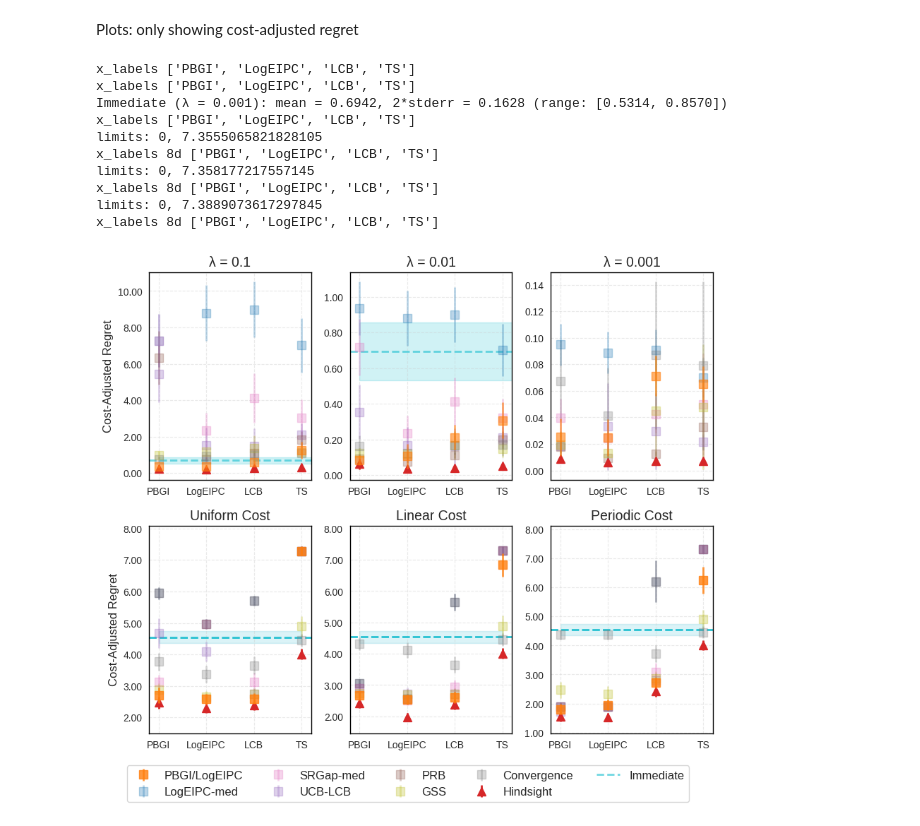
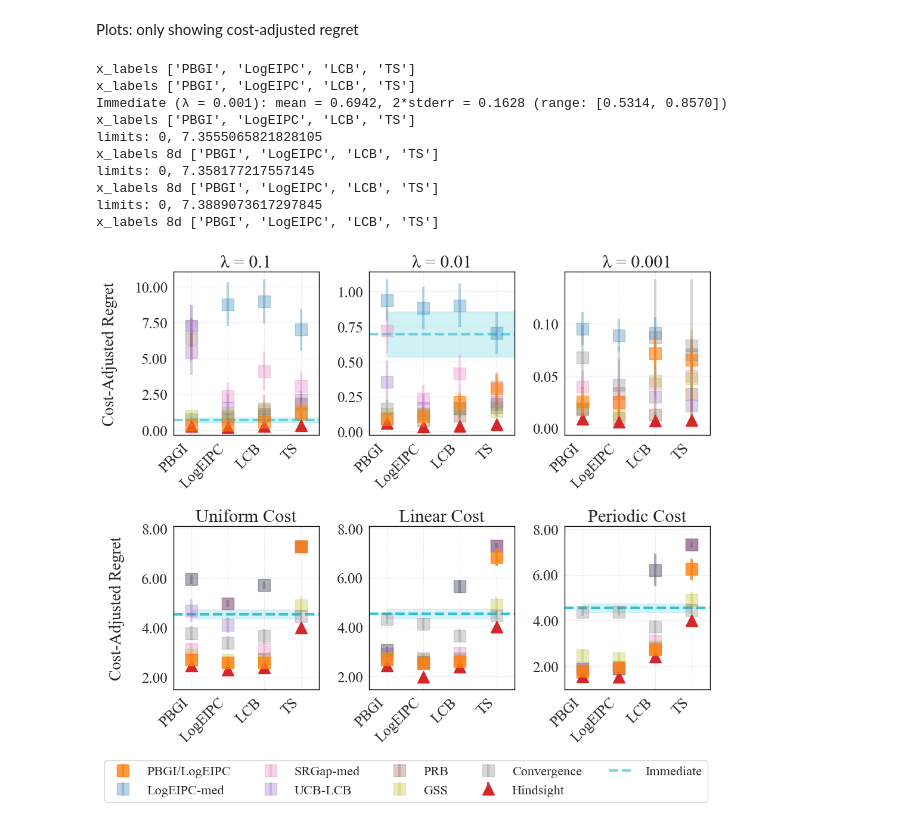
Before and after one commit to QianJaneXie/CostAwareStoppingBayesOpt, a Jupyter notebook: notebooks/Synthetic_Experiments.ipynb, the cells around one changed output. Saved outputs shown, nothing was run; the diff lists cells and outputs as text; code cells hidden in the pictures.

Commit message:
update plots for double-column format

```diff
--- a/notebooks/Synthetic_Experiments.ipynb
+++ b/notebooks/Synthetic_Experiments.ipynb
@@ -422,7 +423,7 @@ lambda_8d = 0.01
 
 fig, axes = plt.subplots(
     n_rows, n_cols,
-    figsize=(3 * n_cols, 4 * n_rows),   # adjust per‐subplot size
+    figsize=(3.6 * n_cols, 4.8 * n_rows),   # adjust per‐subplot size
     sharex=False, sharey=False
 )
 
@@ -530,8 +531,8 @@ for col_idx, lmbda in enumerate(lambda_per_acq):
 
             ax.errorbar(acq_function_idx,et,yerr=2*es,
                         fmt='s',
-                        markersize=8,
-                        linewidth=2,
+                        markersize=14,
+                        linewidth=3,
                         color=color_dict[rule],
                         capsize=0,
                         label=name_dict[rule],
@@ -545,8 +546,8 @@ for col_idx, lmbda in enumerate(lambda_per_acq):
                     mean_hindsight_regret,
                     yerr=2*stderr_hindsight_regret,
                     fmt='^',
-                    linewidth=2,
-                    markersize=8, zorder=2, color=color_dict['Hindsight'], capsize=0, label='Hindsight')
+                    linewidth=3,
+                    markersize=14, zorder=2, color=color_dict['Hindsight'], capsize=0, label='Hindsight')
 
     # Handle Immediate stopping rule once per subplot (outside acquisition function loop)
     ax = axes[0, col_idx]  # Ensure ax is set for this subplot
@@ -567,7 +568,7 @@ for col_idx, lmbda in enumerate(lambda_per_acq):
         else:
             # Plot horizontal line across all acquisition functions
             ax.axhline(y=et_imm, xmin=0, xmax=1,
-                        color='tab:cyan', linestyle='--', linewidth=2, alpha=0.6, zorder=1)
+                        color='tab:cyan', linestyle='--', linewidth=3, alpha=0.6, zorder=1)
 
             # Add shaded error region (using x-range of acquisition functions: 0 to len(acquisition_functions)-2)
             num_acq = len(acquisition_functions) - 2
@@ -577,22 +578,22 @@ for col_idx, lmbda in enumerate(lambda_per_acq):
                             color='tab:cyan', alpha=0.2, zorder=0)
 
     # Add label only once
-    ax.plot([], [], color='tab:cyan', linestyle='--', linewidth=2,
+    ax.plot([], [], color='tab:cyan', linestyle='--', linewidth=3,
             alpha=0.6, label='Immediate')
-    ax.set_title(name_dict[lmbda], fontsize=14)
+    ax.set_title(name_dict[lmbda], fontsize=22)
 
     # Let matplotlib auto-scale the y-axis
     ax.yaxis.set_major_formatter(ticker.FormatStrFormatter('%.2f'))
     # ax.set_xlim(-0.9, n_rows - 0.1)
     x_labels = [name.split('(')[0] for name in x_labels]
     print("x_labels", x_labels)
-    ax.set_xlim(-0.2, len(x_labels) - 0.8)
+    ax.set_xlim(-0.5, len(x_labels) - 0.5)
     ax.set_xticks(range(len(x_labels)))
-    ax.set_xticklabels(x_labels)
+    ax.set_xticklabels(x_labels, rotation=45, ha='right')
     # ax.set_xticks([x + 0.5 for x in range(-1, n_rows)], minor=True)
     ax.grid(which='major', linestyle='--', alpha=0.4)
     ax.grid(which='minor', visible=False)
-    ax.set_ylabel("Cost-Adjusted Regret" if col_idx == 0 else "")
+    ax.set_ylabel("Cost-Adjusted Regret" if col_idx == 0 else "", labelpad=20)
 
     style_spines(ax)
 
@@ -703,8 +704,8 @@ for col_idx, cost in enumerate(cost_type):
 
             else:
 
-                ax.errorbar(acq_function_idx, et, yerr=2*es,markersize=8,
-                            linewidth=2,
+                ax.errorbar(acq_function_idx, et, yerr=2*es,markersize=14,
+                            linewidth=3,
                             fmt='s',
                             color=color_dict[rule],
                             capsize=0,
@@ -717,8 +718,8 @@ for col_idx, cost in enumerate(cost_type):
 
         ax.errorbar(acq_function_idx,mean_hindsight_regret,yerr=2*stderr_hindsight_regret,
                     fmt='^',
-                    markersize=8,
-                    linewidth=2,
+                    markersize=14,
+                    linewidth=3,
                     color=color_dict['Hindsight'],
                     capsize=0,
                     label='Hindsight')
@@ -727,7 +728,7 @@ for col_idx, cost in enumerate(cost_type):
         if (enable_immediate):
             # Plot Immediate as horizontal line with shaded error bars
             ax.axhline(y=mean_immediate, xmin=0, xmax=1,
-                    color='tab:cyan', linestyle='--', linewidth=2, alpha=0.4, zorder=1)
+                    color='tab:cyan', linestyle='--', linewidth=3, alpha=0.4, zorder=1)
 
             # Add shaded error region
             ax.fill_between([0, n_cols],
@@ -738,10 +739,10 @@ for col_idx, cost in enumerate(cost_type):
     print(f"limits: {0}, {max_y}")
 
     # Add label only once
-    ax.plot([], [], color='tab:cyan', linestyle='--', linewidth=2,
+    ax.plot([], [], color='tab:cyan', linestyle='--', linewidth=3,
             alpha=0.6, label='Immediate')
 
-    ax.set_title(name_dict[cost], fontsize=14)
+    ax.set_title(name_dict[cost], fontsize=22)
 
     ax.set_ylim(min_y*0.6, max_y*1.1)
     plain_formatter = ScalarFormatter()
@@ -751,42 +752,42 @@ for col_idx, cost in enumerate(cost_type):
     # ax.set_xlim(-0.9, n_cols - 0.1)
     x_labels = [name.split('(')[0] for name in x_labels]
     print("x_labels 8d", x_labels)
-    ax.set_xlim(-0.2, len(x_labels) - 0.8)
+    ax.set_xlim(-0.5, len(x_labels) - 0.5)
     ax.set_xticks(range(len(x_labels)))
-    ax.set_xticklabels(x_labels)
+    ax.set_xticklabels(x_labels, rotation=45, ha='right')
     # ax.set_xticks([x + 0.5 for x in range(-1, n_cols)], minor=True)
     ax.grid(which='major', linestyle='--', alpha=0.4)
     ax.grid(which='minor', visible=False)
-    ax.set_ylabel("Cost-Adjusted Regret" if col_idx == 0 else "")
+    ax.set_ylabel("Cost-Adjusted Regret" if col_idx == 0 else "", labelpad=20)
 
     style_spines(ax)
 
 
 
 # one legend for entire figure
 handles, labels = axes[1,0].get_legend_handles_labels()
 legend_hls = dict(zip(labels, handles))
 if 'Immediate' in legend_hls:
     immediate_handle = legend_hls.pop('Immediate')
     legend_hls['Immediate'] = immediate_handle
 fig.legend(legend_hls.values(), legend_hls.keys(), # handles, labels,
             loc='lower center',
             bbox_to_anchor=(0.5, 0),
             ncol=5,
-            fontsize=12)
+            fontsize=16)
 
 plt.tight_layout(rect=[0, 0.08, 1, 1.0])
-plt.savefig(f'../plots/BarPlot_{kernel}.pdf', bbox_inches='tight')
+plt.savefig(f'../plots/double_column/BarPlot_{kernel}.pdf', bbox_inches='tight')
 plt.show()
 # %% [output]
 x_labels ['PBGI', 'LogEIPC', 'LCB', 'TS']
 x_labels ['PBGI', 'LogEIPC', 'LCB', 'TS']
 Immediate (λ = 0.001): mean = 0.6942, 2*stderr = 0.1628 (range: [0.5314, 0.8570])
 x_labels ['PBGI', 'LogEIPC', 'LCB', 'TS']
 limits: 0, 7.3555065821828105
 x_labels 8d ['PBGI', 'LogEIPC', 'LCB', 'TS']
 limits: 0, 7.358177217557145
 x_labels 8d ['PBGI', 'LogEIPC', 'LCB', 'TS']
 limits: 0, 7.3889073617297845
 x_labels 8d ['PBGI', 'LogEIPC', 'LCB', 'TS']
-[figure, old version]
+[figure, new version]
```
Also changed, not shown: parts of 1 cell of this notebook, 1 other file.
